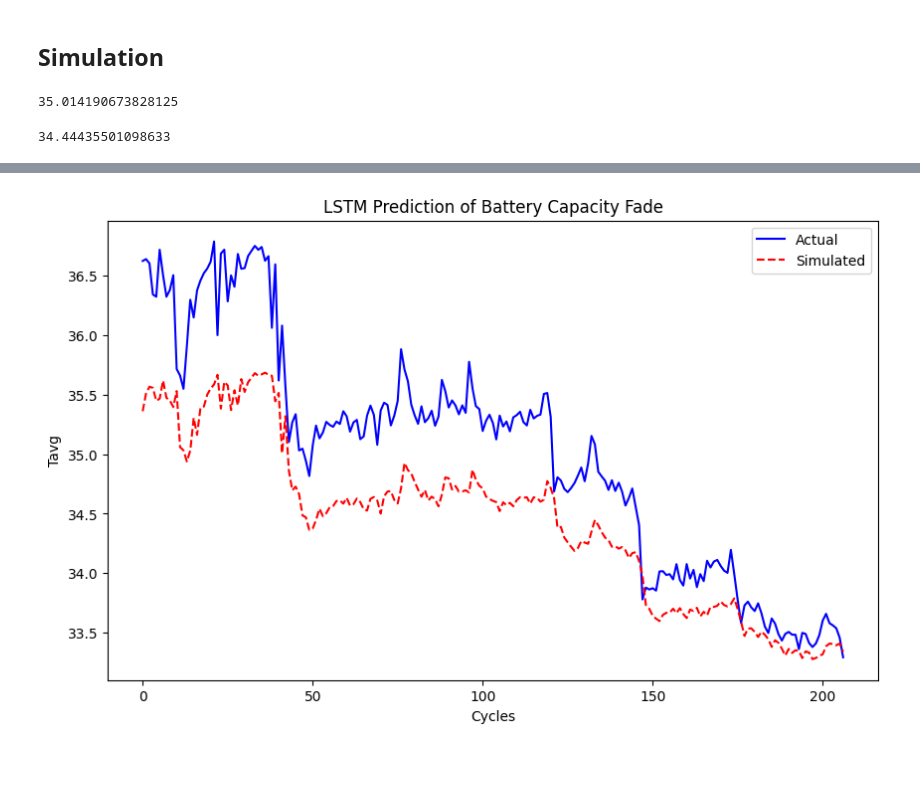
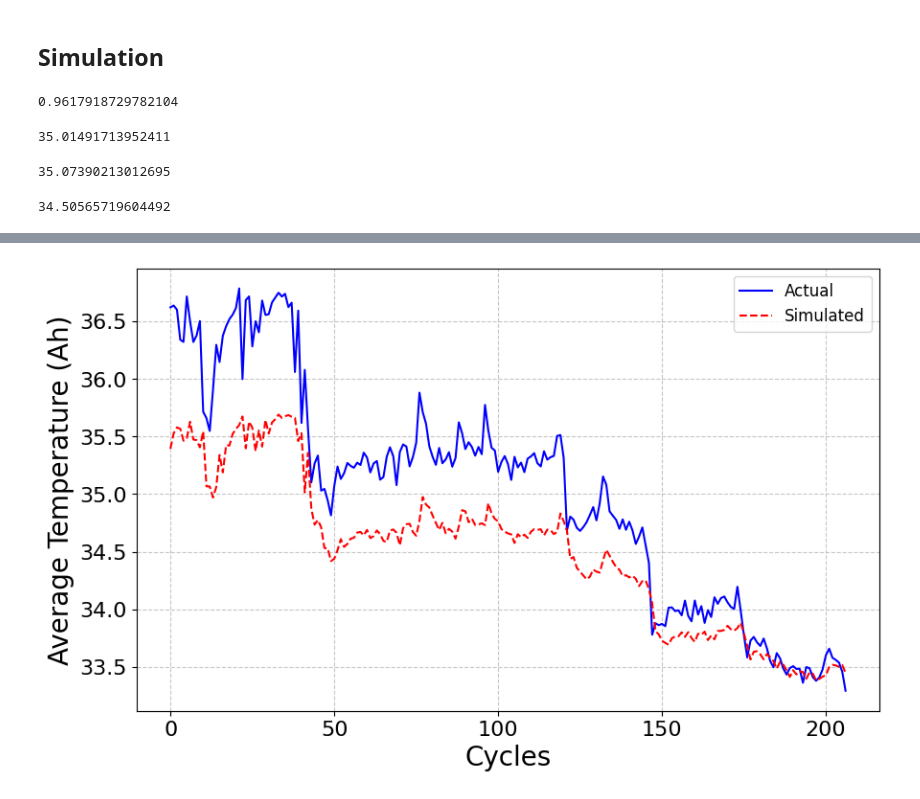
Before and after one commit to manojherath/Battery-Analysis, a Jupyter notebook: battery_analysis.ipynb, the cells around one changed output, grey strips where cells are left out. Cells and saved outputs as stored; diff of their text form; code cells hidden in the pictures; blank space fills up the shorter version.

```diff
--- a/battery_analysis.ipynb
+++ b/battery_analysis.ipynb
@@ -453,0 +610,35 @@ Epoch 50/50
+# %%
+summary = bat_dict['b1c43']['summary']
+
+# Multiple targets at once
+features = np.column_stack([
+    summary['QDischarge'],  # include target as input too (optional)
+    summary['QCharge'],
+    #summary['Tavg'],
+    #summary['Tmax'],
+    #summary['Tmin'],
+    #summary['chargetime']
+])
+
+# Predict multiple outputs simultaneously (e.g., Tavg, Tmax, Tmin)
+targets = np.column_stack([
+    summary['QDischarge'],  # include target as input too (optional)
+    summary['QCharge'],
+    #summary['Tavg'],
+    #summary['Tmax'],
+    #summary['Tmin'],
+    #summary['chargetime']
+])
+
+# Train
+model, scaler_X, scaler_y, X_test, y_test = train_lstm_multivariate_2(
+    summary['cycle'], features, targets, window_size=6, epochs=50
+)
+
+# Predict
+y_pred, y_true = test_lstm_2(model, scaler_y, X_test, y_test)
+
+# Example: plot only the first target
+#plot_predict(y_pred[:,0], y_true[:,0], y_title="Tavg", y_label="Predicted")
+
+evaluate_predictions_2(y_true, y_pred)
@@ -454,15 +676,23 @@ Epoch 50/50
 # %% [markdown]
 ## Simulation
 # %%
-float(np.mean(y_pred))
+plot_predict(y_pred[:,0], y_true[:,0], y_title="Tmavg", y_label="Predicted")
 # %% [output]
-35.014190673828125
+0.9617918729782104
+# %%
+float(np.mean(y_true[:,0]))
+# %% [output]
+35.01491713952411
+# %%
+float(np.mean(y_pred[:,0]))
+# %% [output]
+35.07390213012695
 # %%
-float(np.mean(y_sim))
+float(np.mean(y_sim[:,0]))
 # %% [output]
-34.44435501098633
+34.50565719604492
 # %%
 # Increase current value by 10%
-y_sim, y_true = test_lstm(model, scaler_y, X_test*0.7483, y_test)
-plot_predict(y_sim, y_true, y_title=target_name, y_label = "Simulated")
+y_sim, y_true = test_lstm_2(model, scaler_y, X_test*0.75, y_test)
+plot_predict(y_sim[:,0], y_true[:,0], y_title="Average Temperature (Ah)", y_label = "Simulated")
 # %% [output]
@@ -470 +700 @@ plot_predict(y_sim, y_true, y_title=target_name, y_label = "Simulated")
-[figure, old version]
+[figure, new version]
```
Also changed, not shown: parts of 28 cells of this notebook.
